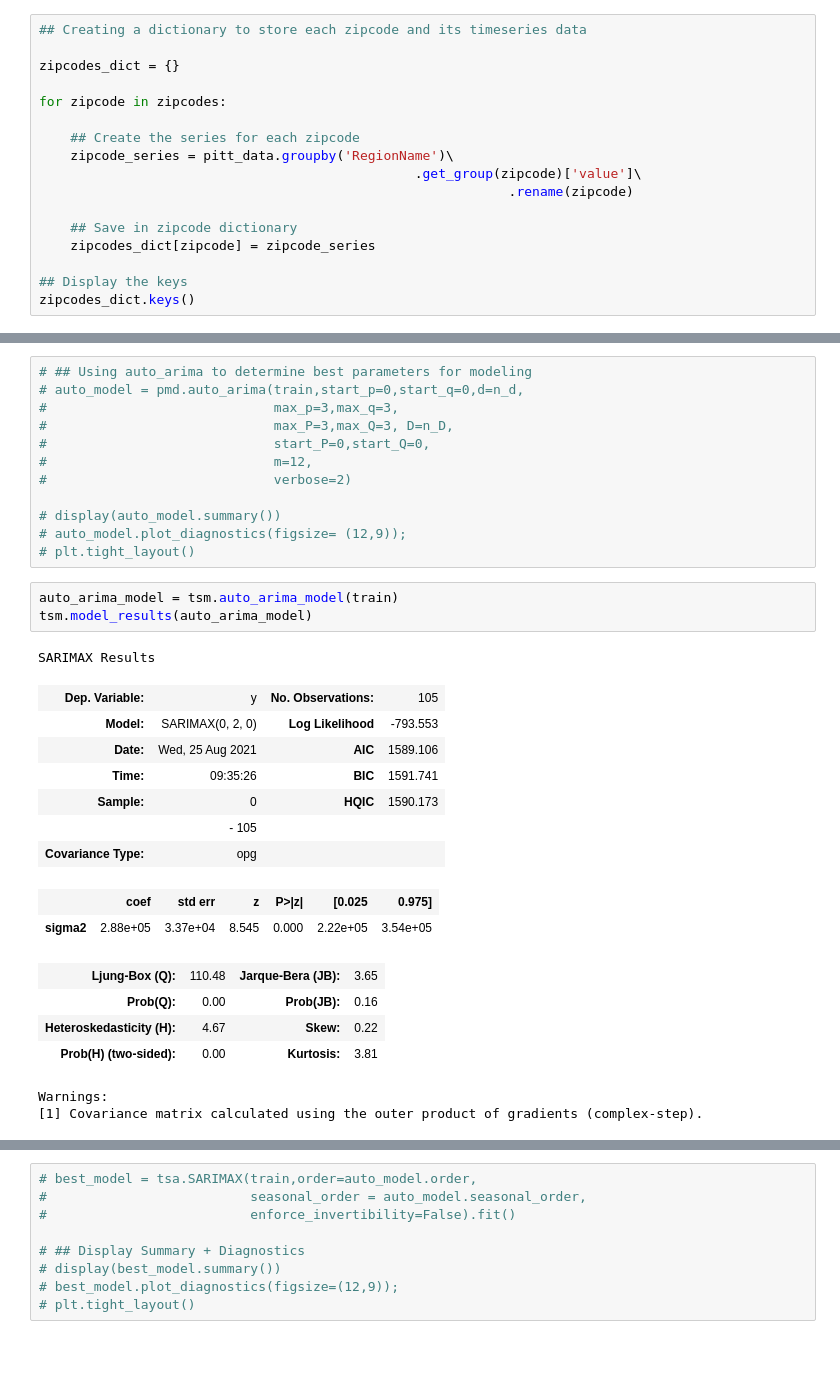
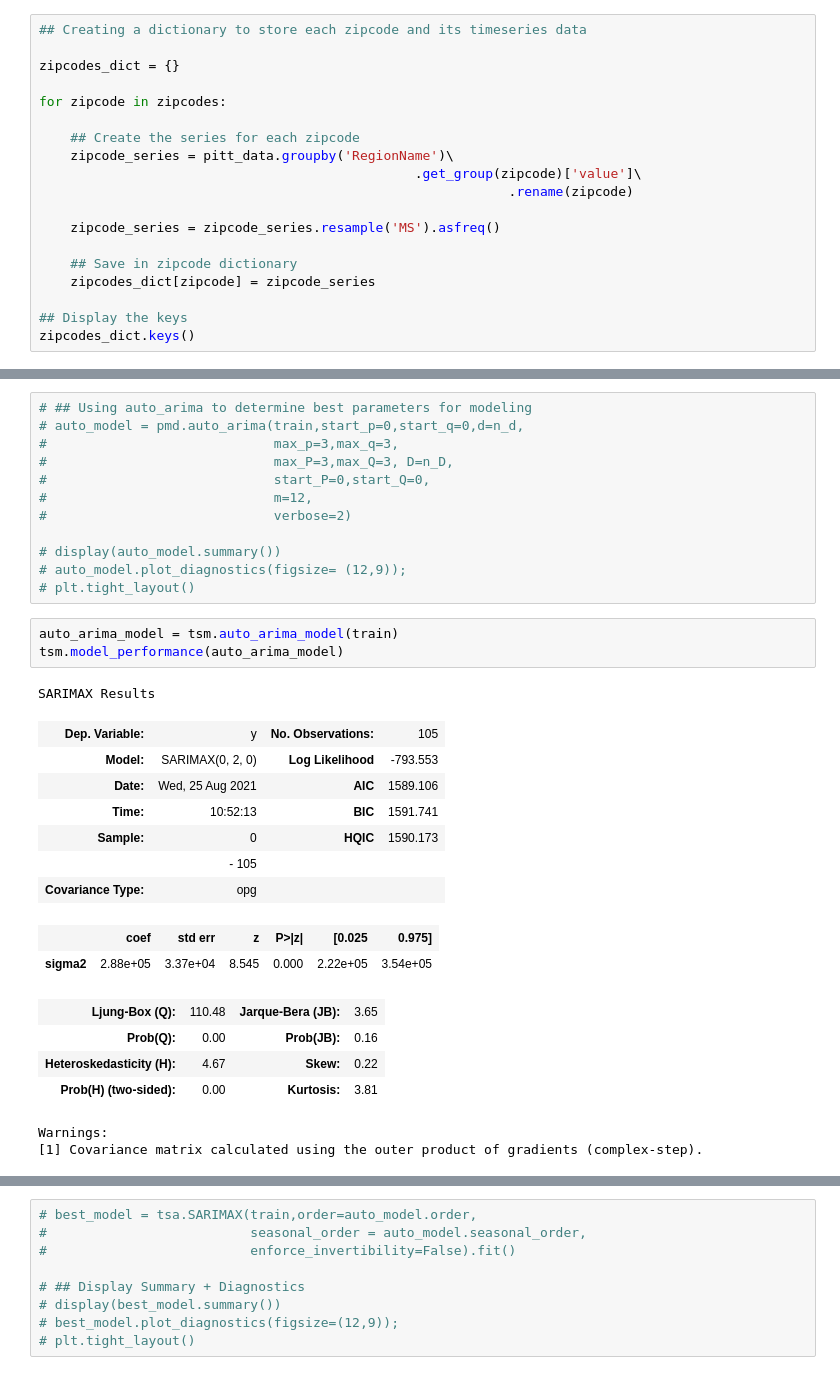
Before and after one commit to BenJMcCarty/Best_of_the_Burgh, a Jupyter notebook: workbooks/WIP_Main_Notebook.ipynb, the cells around one changed output, grey strips where cells are left out. Drawn from its saved outputs; the diff is of its cells as text.

```diff
--- a/workbooks/WIP_Main_Notebook.ipynb
+++ b/workbooks/WIP_Main_Notebook.ipynb
@@ -302,6 +302,8 @@ for zipcode in zipcodes:
                                                 .get_group(zipcode)['value']\
                                                             .rename(zipcode)
 
+    zipcode_series = zipcode_series.resample('MS').asfreq()
+
     ## Save in zipcode dictionary
     zipcodes_dict[zipcode] = zipcode_series
 
@@ -868,13 +868,13 @@ plot_acf_pacf(train, suptitle='ACF/PACF for Training Data');
 # plt.tight_layout()
 # %%
 auto_arima_model = tsm.auto_arima_model(train)
-tsm.model_results(auto_arima_model)
+tsm.model_performance(auto_arima_model)
 # %% [output]
 SARIMAX Results
 | Dep. Variable: | y | No. Observations: | 105 |
 | Model: | SARIMAX(0, 2, 0) | Log Likelihood | -793.553 |
 | Date: | Wed, 25 Aug 2021 | AIC | 1589.106 |
-| Time: | 09:35:26 | BIC | 1591.741 |
+| Time: | 10:52:13 | BIC | 1591.741 |
 | Sample: | 0 | HQIC | 1590.173 |
 |  | - 105 |  |  |
 | Covariance Type: | opg |  |  |
```
Also changed, not shown: parts of 26 cells of this notebook, 1 other file.
